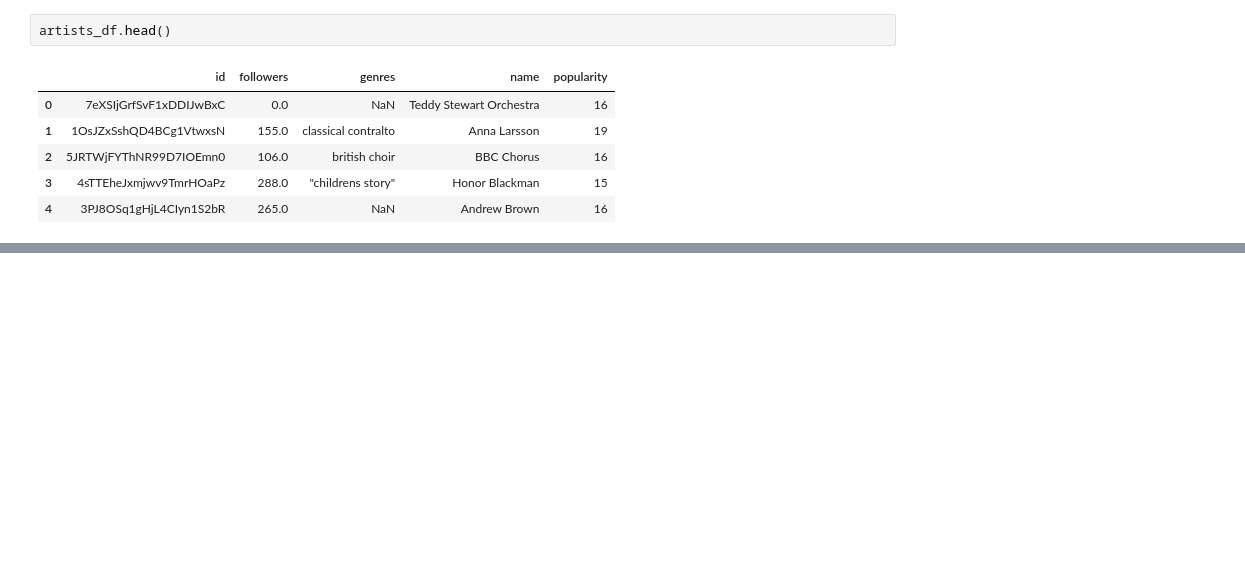
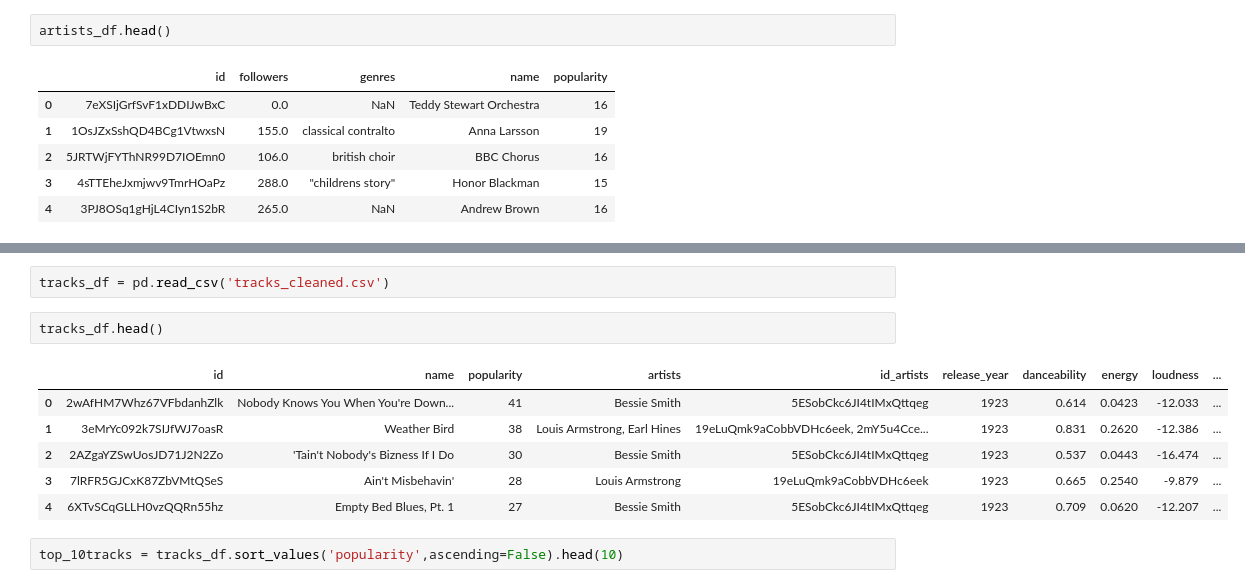
Before and after one commit to math3usvalenca/spotify_project, a Jupyter notebook: spotifyProject/spotify_eda.ipynb, the cells around one changed output, grey strips where cells are left out. Drawn from its saved outputs; the diff is of its cells as text; blank space fills up the shorter version.

```diff
--- a/spotifyProject/spotify_eda.ipynb
+++ b/spotifyProject/spotify_eda.ipynb
@@ -39,0 +67,13 @@ plt.show()
+# %%
+tracks_df = pd.read_csv('tracks_cleaned.csv')
+# %%
+tracks_df.head()
+# %% [output]
+|  | id | name | popularity | artists | id_artists | release_year | danceability | energy | loudness | ... |
+| 0 | 2wAfHM7Whz67VFbdanhZlk | Nobody Knows You When You're Down... | 41 | Bessie Smith | 5ESobCkc6JI4tIMxQttqeg | 1923 | 0.614 | 0.0423 | -12.033 | ... |
+| 1 | 3eMrYc092k7SIJfWJ7oasR | Weather Bird | 38 | Louis Armstrong, Earl Hines | 19eLuQmk9aCobbVDHc6eek, 2mY5u4Cce... | 1923 | 0.831 | 0.2620 | -12.386 | ... |
+| 2 | 2AZgaYZSwUosJD71J2N2Zo | 'Tain't Nobody's Bizness If I Do | 30 | Bessie Smith | 5ESobCkc6JI4tIMxQttqeg | 1923 | 0.537 | 0.0443 | -16.474 | ... |
+| 3 | 7lRFR5GJCxK87ZbVMtQSeS | Ain't Misbehavin' | 28 | Louis Armstrong | 19eLuQmk9aCobbVDHc6eek | 1923 | 0.665 | 0.2540 | -9.879 | ... |
+| 4 | 6XTvSCqGLLH0vzQQRn55hz | Empty Bed Blues, Pt. 1 | 27 | Bessie Smith | 5ESobCkc6JI4tIMxQttqeg | 1923 | 0.709 | 0.0620 | -12.207 | ... |
+# %%
+top_10tracks = tracks_df.sort_values('popularity',ascending=False).head(10)
```
Also changed, not shown: parts of 15 cells of this notebook.
